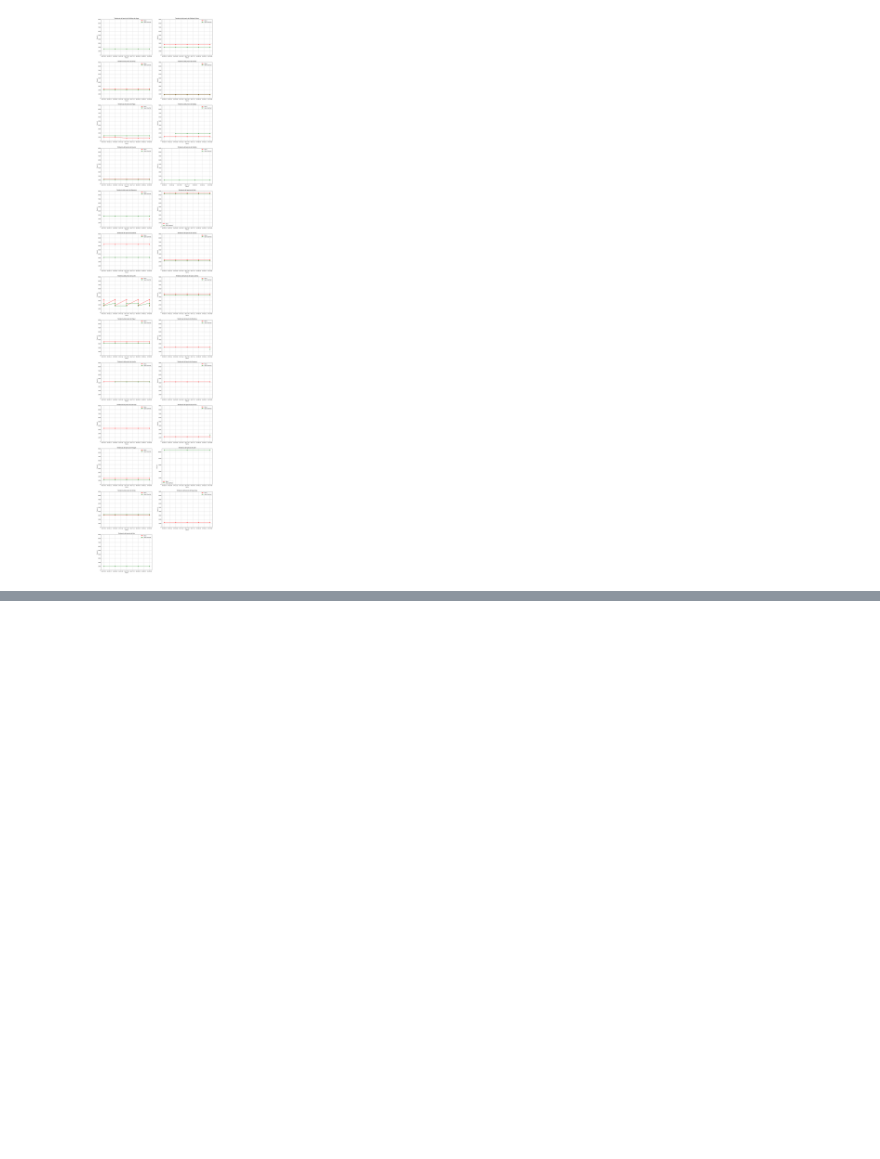
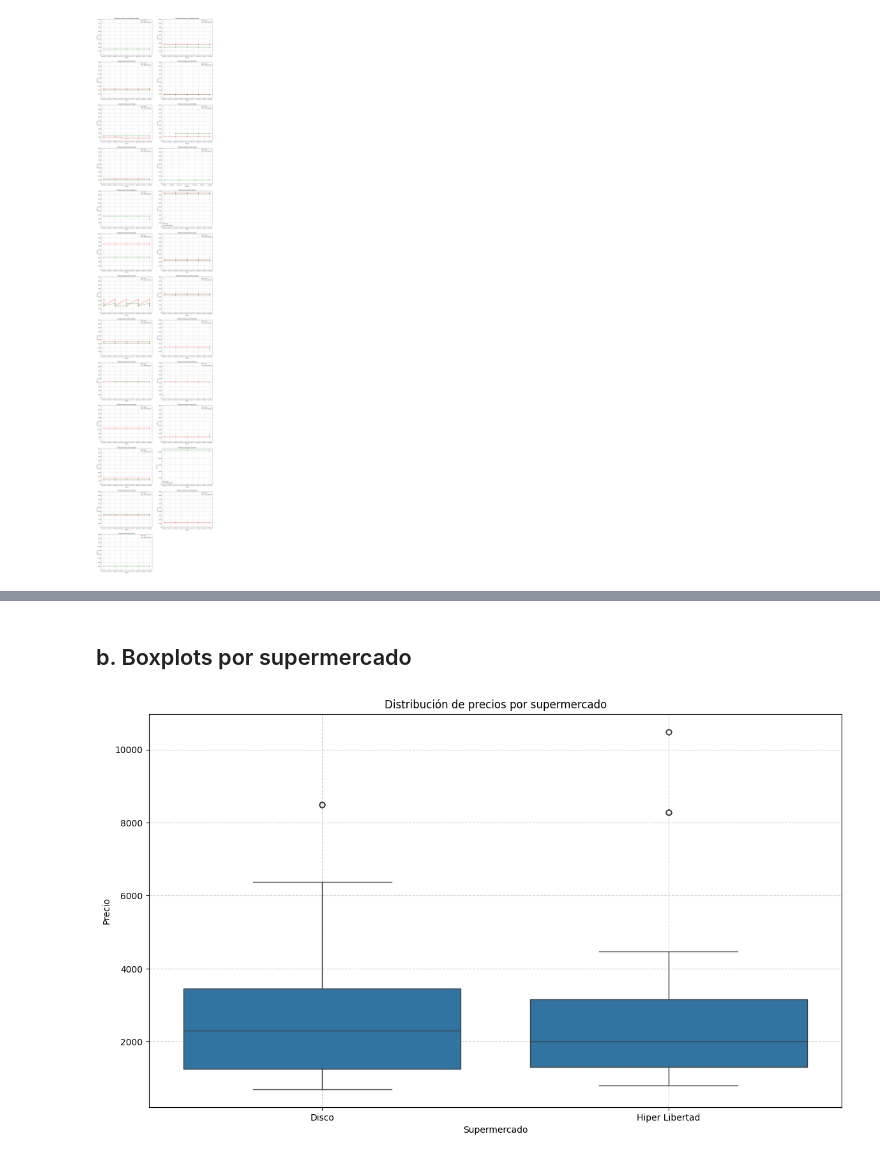
Before and after one commit to manuelpalomeque/Web-Scraper-canasta-basica, a Jupyter notebook: notebooks/01_EDA_WS.ipynb, the cells around one changed output, grey strips where cells are left out. Cells and saved outputs as stored; diff of their text form; code cells hidden in the pictures; blank space fills up the shorter version.

```diff
--- a/notebooks/01_EDA_WS.ipynb
+++ b/notebooks/01_EDA_WS.ipynb
@@ -739,0 +746,12 @@ plt.show()
+# %% [markdown]
+## b.  Boxplots por supermercado
+# %%
+plt.figure(figsize=(14, 8))
+sns.boxplot(x='Supermercado', y='Precio', data=df_unificado)
+plt.title('Distribución de precios por supermercado')
+plt.xlabel('Supermercado')
+plt.ylabel('Precio')
+plt.grid(True, linestyle='--', alpha=0.6)
+plt.show()
+# %% [output]
+[figure, added]
```
Also changed, not shown: parts of 12 cells of this notebook.
